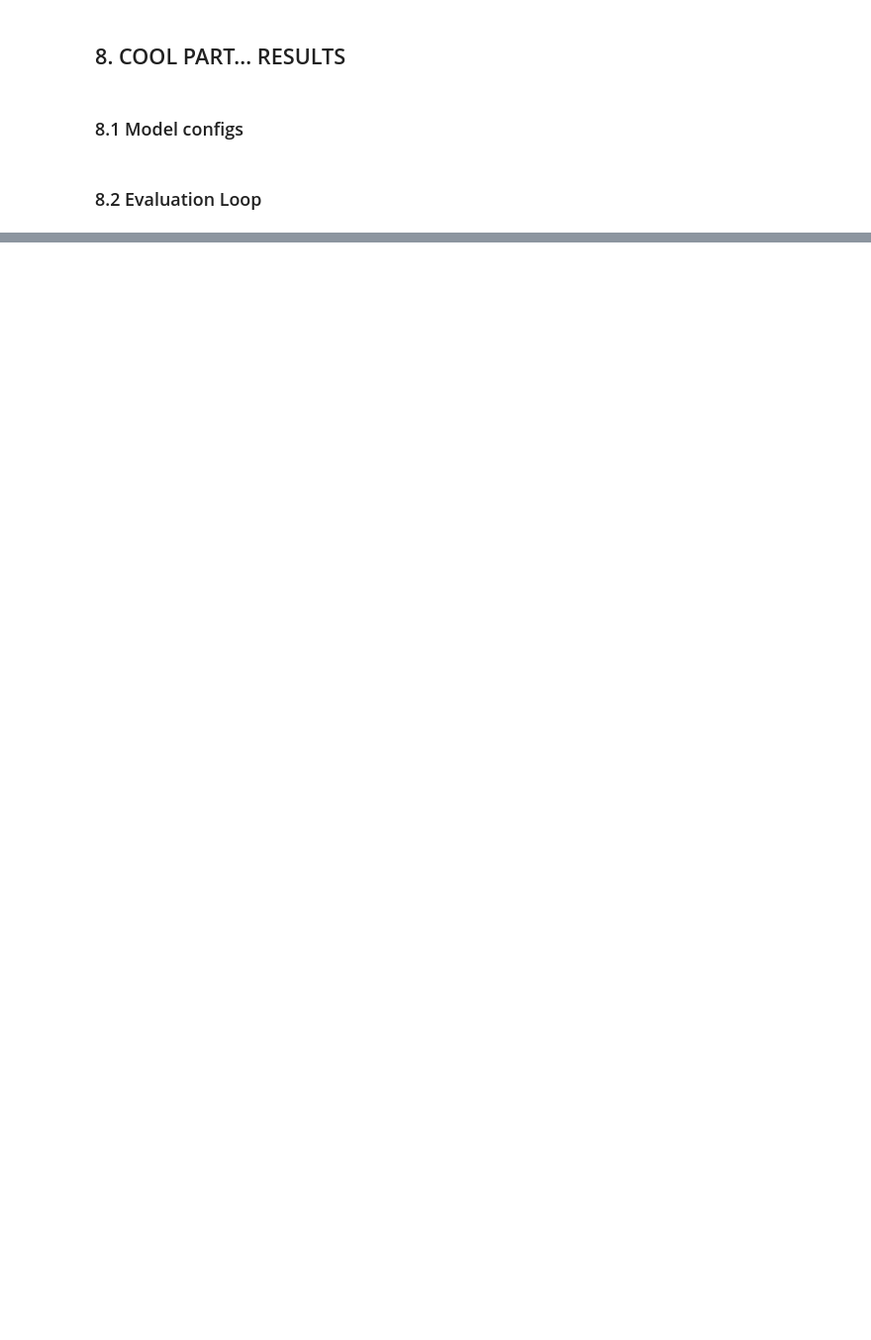
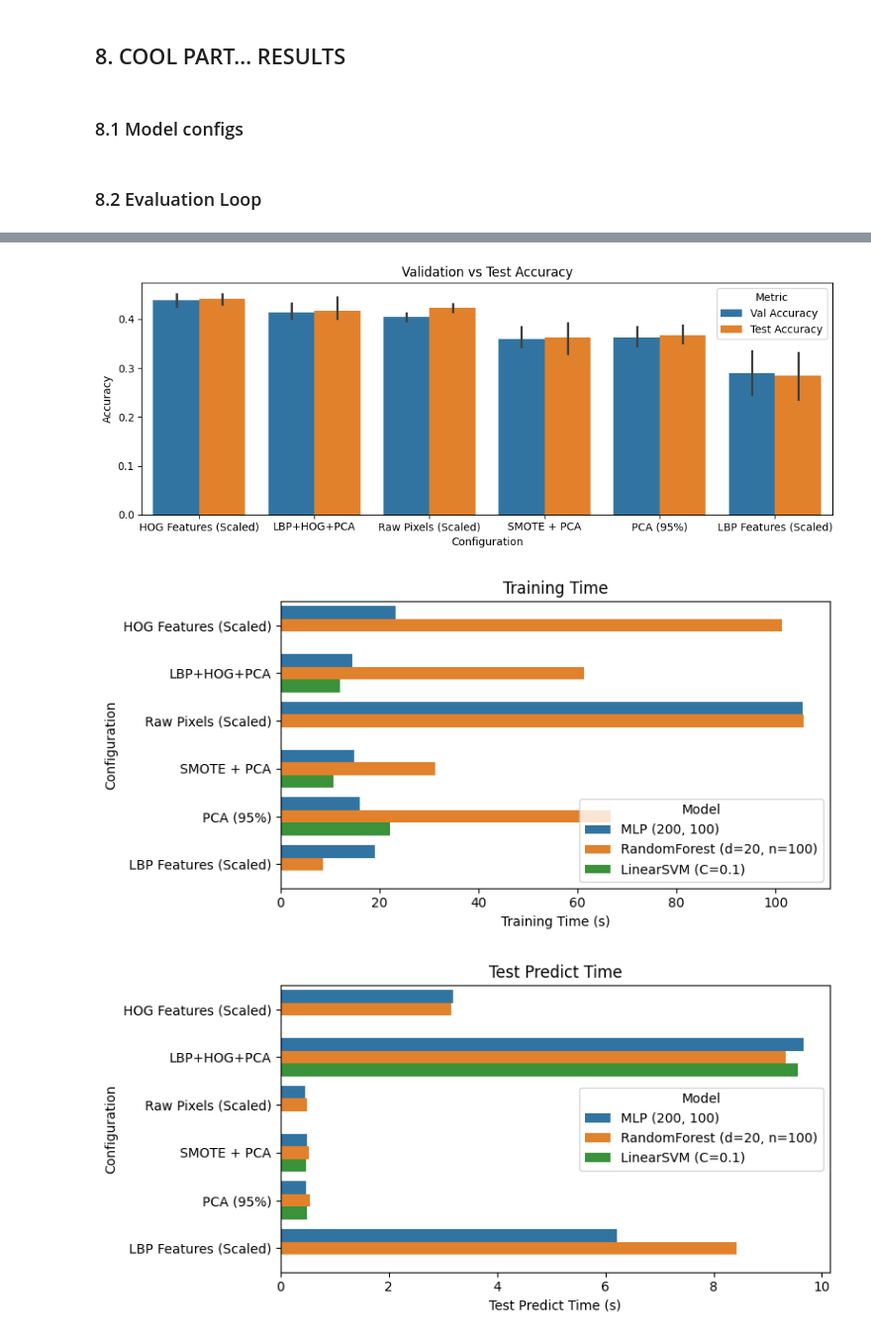
Before and after one commit to Pabloherreroo/Facial-Expression-Recognition_UsingML, a Jupyter notebook: group40_emotion_recognition.ipynb, the cells around one changed output, grey strips where cells are left out. Shown at 99% size. Saved outputs shown, nothing was run; the diff lists cells and outputs as text; code cells hidden in the pictures; blank space fills up the shorter version.

Commit message:
Added results

```diff
--- a/group40_emotion_recognition.ipynb
+++ b/group40_emotion_recognition.ipynb
@@ -848,17 +891,8 @@ class FeaturePipelineModel(BaseModel):
 # %%
-
-
 import joblib
 from sklearn.metrics import classification_report
 
 results = []
-
-# Use tuned hyperparameters
-models_to_test = [
-    ("Tuned RandomForest", RandomForestClassifier(**best_rf_params, random_state=42, n_jobs=-1)),
-    ("Tuned LinearSVM", LinearSVC(**best_svm_params, random_state=42, class_weight='balanced', dual='auto')),
-    ("Tuned MLP", MLPClassifier(**best_mlp_params, max_iter=200, random_state=42, early_stopping=True))
-]
 
 configs = [
     {
@@ -882,7 +916,7 @@ configs = [
         "X_data": X_train_hybrid_pca_reduced,
         "y_data": y_train_hybrid,
         "scaler": scaler_hybrid,
-        "pca": pca_hybrid_reduced,
+        "pca": pca_hybrid,
         "feature_type": None
     },
     {
@@ -1005,0 +1090,26 @@ else:
+# %%
+plt.figure(figsize=(10,4))
+results_melted = results_df.melt(id_vars=['Configuration'],
+                                value_vars=['Val Accuracy', 'Test Accuracy'],
+                                var_name='Metric', value_name='Accuracy')
+sns.barplot(data=results_melted, x='Configuration', y='Accuracy', hue='Metric')
+plt.title('Validation vs Test Accuracy')
+plt.tight_layout()
+plt.show()
+
+
+plt.figure(figsize=(8, 4))
+sns.barplot(data=results_df, x='Training Time (s)', y='Configuration', hue='Model')
+plt.title('Training Time')
+plt.tight_layout()
+plt.show()
+
+plt.figure(figsize=(8, 4))
+sns.barplot(data=results_df, x='Test Predict Time (s)', y='Configuration', hue='Model')
+plt.title('Test Predict Time')
+plt.tight_layout()
+plt.show()
+# %% [output]
+[figure, added]
+[figure, added]
+[figure, added]
```
Also changed, not shown: parts of 25 cells of this notebook.
